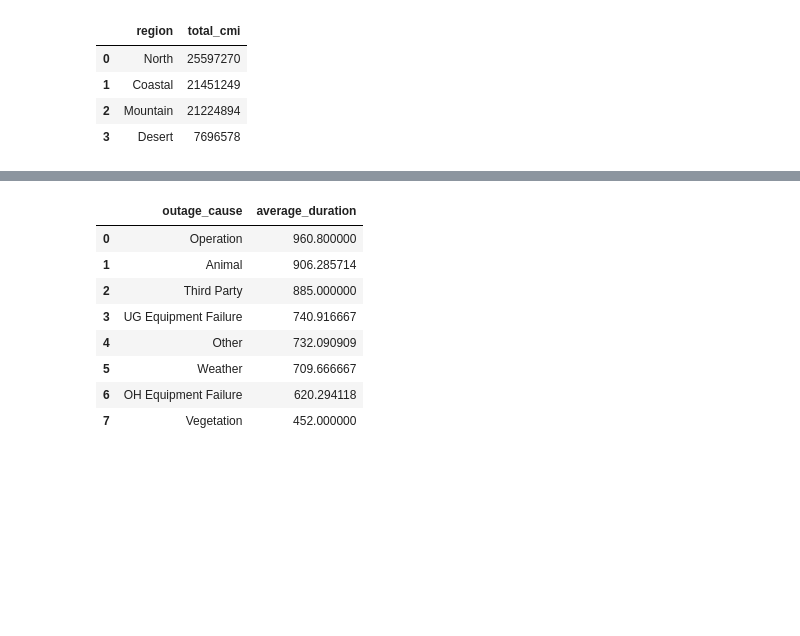
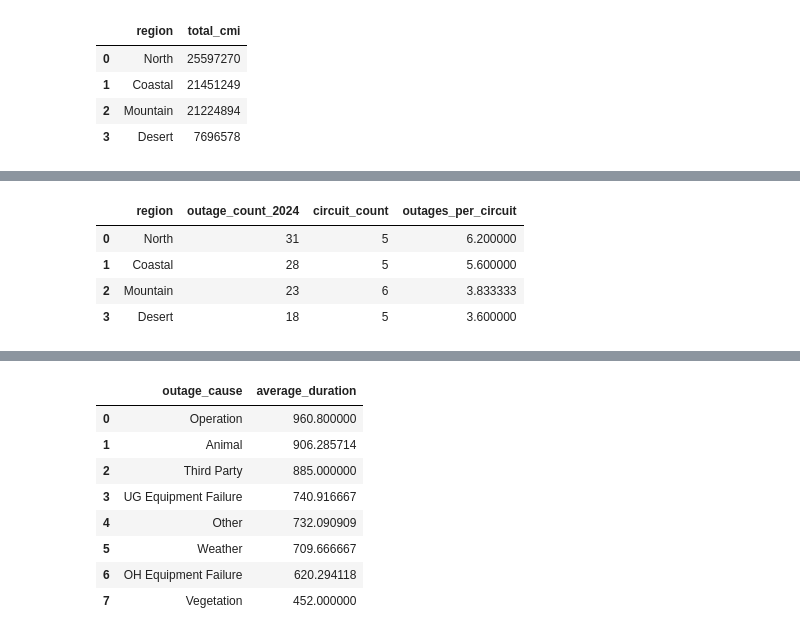
Before and after one commit to GerardoG2/ITC-2025, a Jupyter notebook: circuit-outage-analysis.ipynb, the cells around one changed output, grey strips where cells are left out. Saved outputs shown, nothing was run; the diff lists cells and outputs as text; code cells hidden in the pictures; blank space fills up the shorter version.

```diff
--- a/circuit-outage-analysis.ipynb
+++ b/circuit-outage-analysis.ipynb
@@ -217,0 +237,34 @@ total_cmi_per_region
+# %%
+outages_per_region_2024 = (
+    df
+    .groupby('region')
+    .size()
+    .reset_index(name='outage_count_2024')
+    .sort_values(by='outage_count_2024', ascending=False)
+    .reset_index(drop=True)
+)
+
+circuits_per_region = (
+    df[['region', 'circuit_name']]
+    .drop_duplicates()
+    .groupby('region')
+    .size()
+    .reset_index(name='circuit_count')
+)
+
+# Merge to include per-circuit average
+outages_per_region_2024 = outages_per_region_2024.merge(
+    circuits_per_region, on='region', how='left'
+)
+
+outages_per_region_2024['outages_per_circuit'] = (
+    outages_per_region_2024['outage_count_2024'] / outages_per_region_2024['circuit_count']
+)
+
+outages_per_region_2024
+# %% [output]
+|  | region | outage_count_2024 | circuit_count | outages_per_circuit |
+| 0 | North | 31 | 5 | 6.200000 |
+| 1 | Coastal | 28 | 5 | 5.600000 |
+| 2 | Mountain | 23 | 6 | 3.833333 |
+| 3 | Desert | 18 | 5 | 3.600000 |
```
Also changed, not shown: parts of 23 cells of this notebook.
